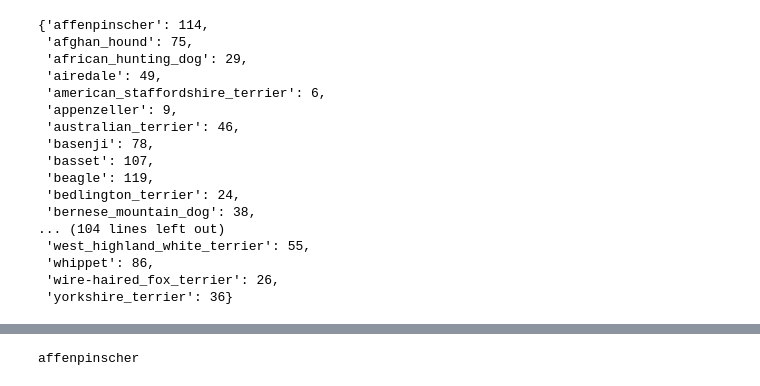
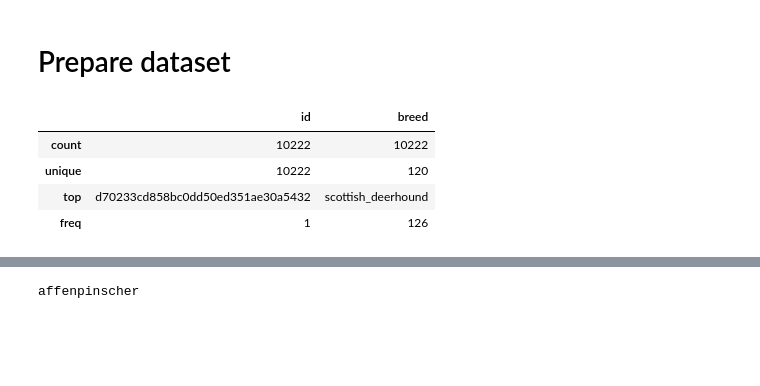
Before and after one commit to voschezang/trash-image-classification, a Jupyter notebook: src/svm-without-noise.ipynb, the cells around one changed output, grey strips where cells are left out. Cells and saved outputs as stored; diff of their text form; code cells hidden in the pictures; blank space fills up the shorter version.

```diff
--- a/src/classifier-without-noise.ipynb
+++ b/src/svm-without-noise.ipynb
@@ -38,25 +7,0 @@ labels
-# %%
-# create a label dict to convert labels to numerical data
-unique_labels = set(labels['breed'])
-# actually, create two dicts
-label_index_to_value = {k:v for k,v in enumerate(unique_labels)}
-label_value_to_index = {k:v for v,k in enumerate(unique_labels)}
-label_value_to_index
-# %% [output]
-{'affenpinscher': 114,
- 'afghan_hound': 75,
- 'african_hunting_dog': 29,
- 'airedale': 49,
- 'american_staffordshire_terrier': 6,
- 'appenzeller': 9,
- 'australian_terrier': 46,
- 'basenji': 78,
- 'basset': 107,
- 'beagle': 119,
- 'bedlington_terrier': 24,
- 'bernese_mountain_dog': 38,
-... (104 lines left out)
- 'west_highland_white_terrier': 55,
- 'whippet': 86,
- 'wire-haired_fox_terrier': 26,
- 'yorkshire_terrier': 36}
@@ -66,0 +12,15 @@ def get_breed_index(filename='aed285c5eae61e3e7ddb5f78e6a7a977.jpg'):
+# %% [markdown]
+# Prepare dataset
+# %%
+# labels = pandas.read_csv('../datasets/labels.csv')
+# dataset = data.Dataset(config.dataset_dir, label_name='breed')
+
+# train_list is just a list of image names, not te actual data
+train_list, test_list, labels = data.init_dataset()
+labels.describe()
+# %% [output]
+|  | id | breed |
+| count | 10222 | 10222 |
+| unique | 10222 | 120 |
+| top | d70233cd858bc0dd50ed351ae30a5432 | scottish_deerhound |
+| freq | 1 | 126 |
```
Also changed, not shown: parts of 14 cells of this notebook, 3 other files.
